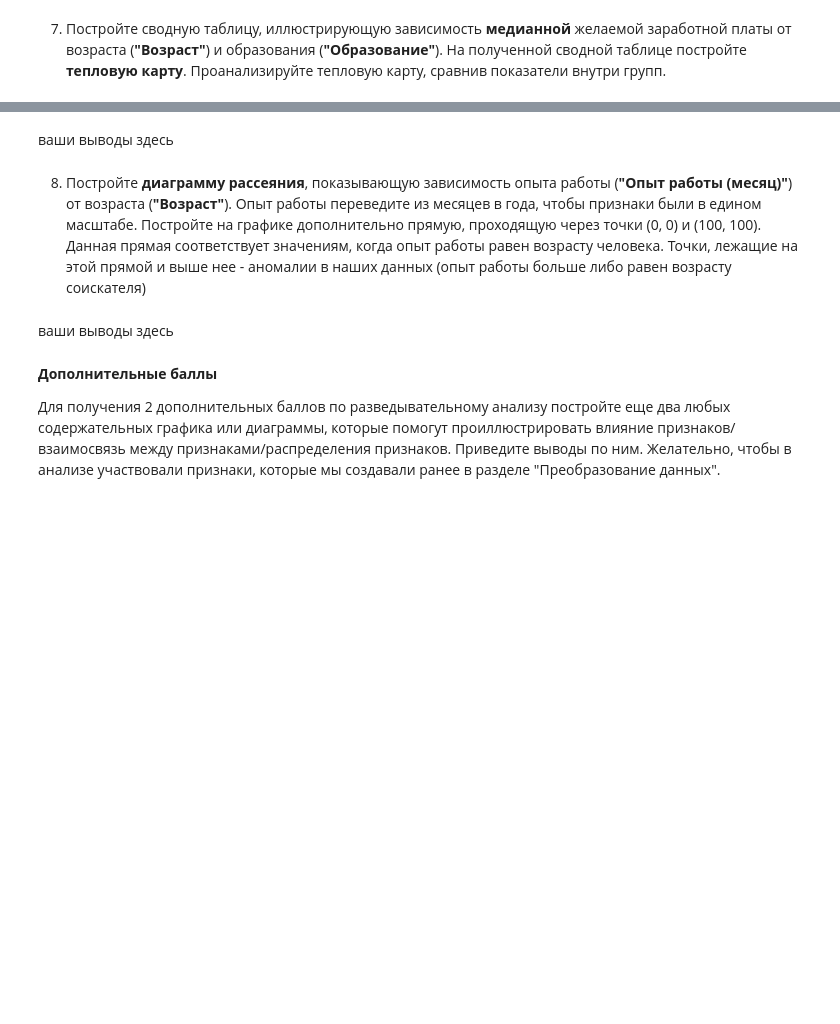
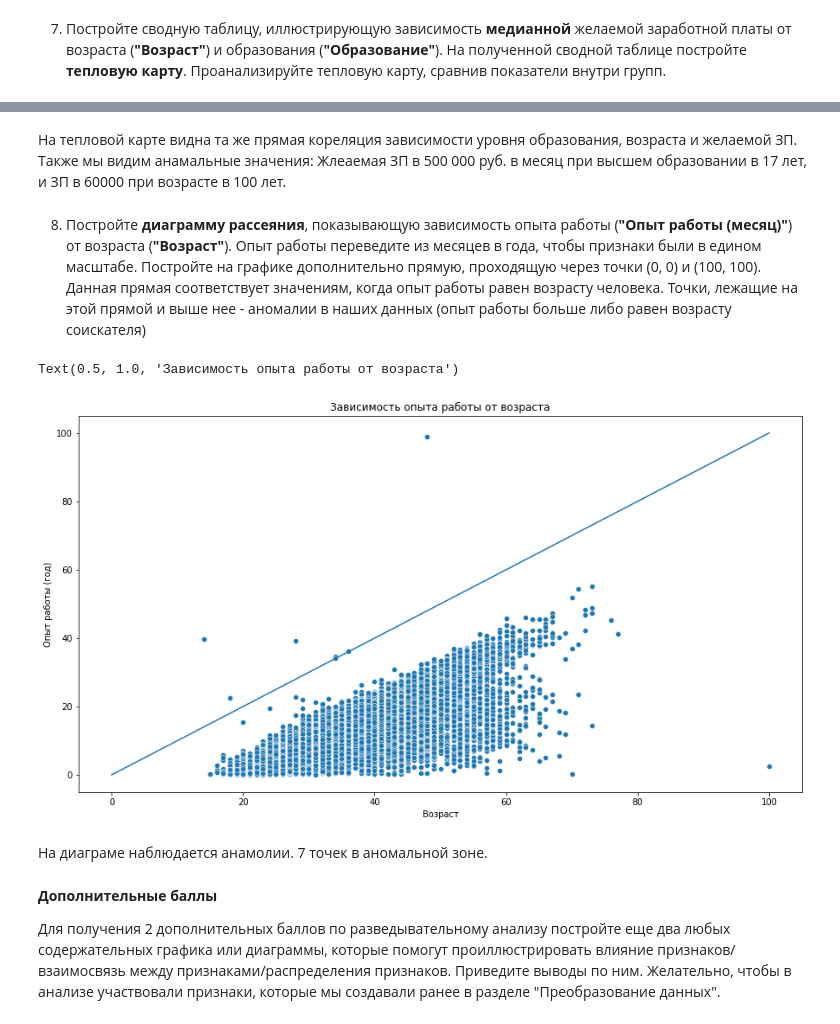
Before and after one commit to SegaGLm/skill_factory_ds, a Jupyter notebook: project_1/Project_1.ipynb, the cells around one changed output, grey strips where cells are left out. Saved outputs shown, nothing was run; the diff lists cells and outputs as text; code cells hidden in the pictures; blank space fills up the shorter version.

```diff
--- a/project_1/Project_1.ipynb
+++ b/project_1/Project_1.ipynb
@@ -423,5 +527,14 @@ None
 3. Постройте распределение признака **"ЗП (руб)"**. Опишите данное распределение, отвечая на следующие вопросы: каковы предельные значения признака, в каком примерном интервале находится заработная плата большинства соискателей? Есть ли аномалии для признака ЗП? Обратите внимание на гигантские размеры желаемой заработной платы.
 *Совет: постройте гистограмму и коробчатую диаграмму рядом.*
 # %%
-# ваш код здесь
+data_hh_work['желаемая ЗП'] = data_hh_work['желаемая ЗП'].astype('int64')
+
+px.histogram(
+    data_frame=data_hh_work,
+    x='желаемая ЗП',
+    title='Распределение желаемой з/п соискателей',
+    histnorm='percent',
+    width=1000,
+    marginal='box'
+)
 # %% [markdown]
@@ -451,11 +642,23 @@ None
 # %% [markdown]
-ваши выводы здесь
+На тепловой карте видна та же прямая кореляция зависимости уровня образования, возраста и желаемой ЗП. Также мы видим анамальные значения: Жлеаемая ЗП в 500 000 руб. в месяц при высшем образовании в 17 лет, и ЗП в 60000 при возрасте в 100 лет.
 # %% [markdown]
 8. Постройте **диаграмму рассеяния**, показывающую зависимость опыта работы (**"Опыт работы (месяц)"**) от возраста (**"Возраст"**). Опыт работы переведите из месяцев в года, чтобы признаки были в едином масштабе. Постройте на графике дополнительно прямую, проходящую через точки (0, 0) и (100, 100). Данная прямая соответствует значениям, когда опыт работы равен возрасту человека. Точки, лежащие на этой прямой и выше нее - аномалии в наших данных (опыт работы больше либо равен возрасту соискателя)
 # %%
-# ваш код здесь
+fig = plt.figure(figsize=(15, 8))
+scatter_data = data_hh_work.copy()
+scatter_data['Опыт работы (год)'] = scatter_data['Опыт работы (месяц)']/12
+sns.lineplot(x=[0, 100], y=[0, 100])
+ax = sns.scatterplot(
+    data=scatter_data,
+    x='Возраст',
+    y='Опыт работы (год)',
+)
+ax.set_title('Зависимость опыта работы от возраста')
+# %% [output]
+Text(0.5, 1.0, 'Зависимость опыта работы от возраста')
+[figure, added]
 # %% [markdown]
-ваши выводы здесь
+На диаграме наблюдается анамолии. 7 точек в аномальной зоне.
 # %% [markdown]
 **Дополнительные баллы**
 
```
Also changed, not shown: parts of 24 cells of this notebook.
